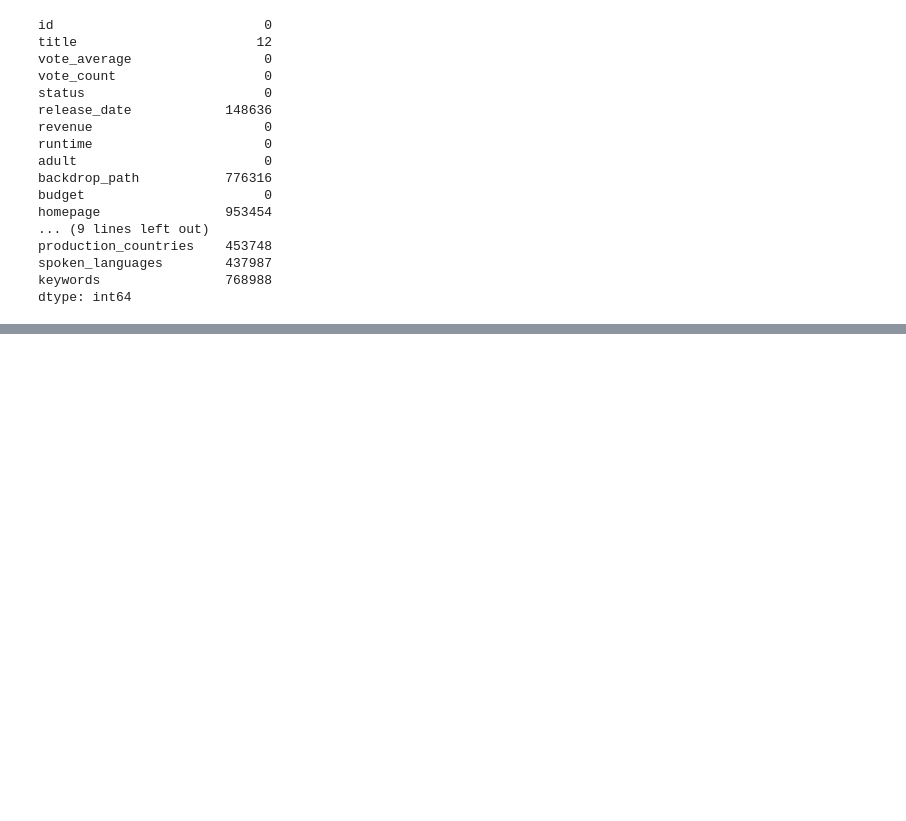
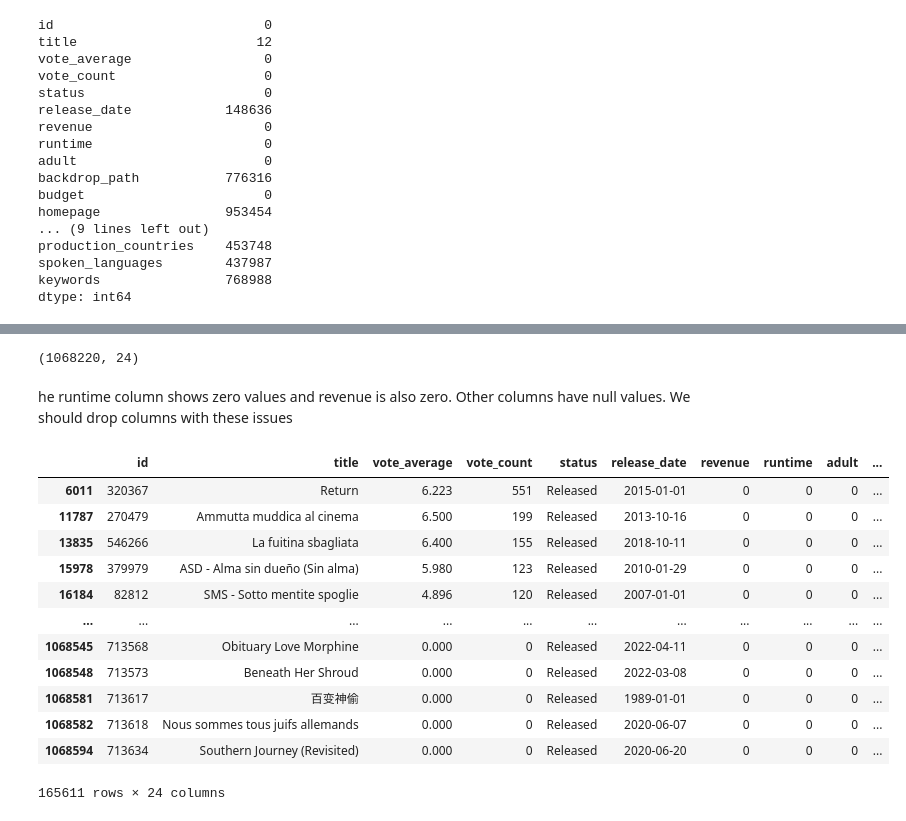
Before and after one commit to Amantyagidatascientist/moviesrecommendationsystem, a Jupyter notebook: Notebook/EDA_MOVIES.ipynb, the cells around one changed output, grey strips where cells are left out. Cells and saved outputs as stored; diff of their text form; code cells hidden in the pictures; blank space fills up the shorter version.

```diff
--- a/Notebook/EDA_MOVIES.ipynb
+++ b/Notebook/EDA_MOVIES.ipynb
@@ -93,0 +103,2 @@ dtype: int64
+# %%
+data=data[~data['title'].isnull()]
@@ -93,0 +125,2 @@ dtype: int64
+# %%
+data['release_date']=pd.to_datetime(data['release_date'])
@@ -93,0 +149,4 @@ dtype: int64
+# %%
+default=pd.Timestamp('2000-01-01')
+# %%
+data['release_date']=data['release_date'].fillna(default)
@@ -93,0 +173,22 @@ dtype: int64
+# %%
+data.shape
+# %% [output]
+(1068220, 24)
+# %% [markdown]
+he runtime column shows zero values and revenue is also zero. Other columns have null values. We should drop columns with these issues
+# %%
+data[(data.runtime==0)& (data.spoken_languages.isnull())]
+# %% [output]
+|  | id | title | vote_average | vote_count | status | release_date | revenue | runtime | adult | ... |
+| 6011 | 320367 | Return | 6.223 | 551 | Released | 2015-01-01 | 0 | 0 | 0 | ... |
+| 11787 | 270479 | Ammutta muddica al cinema | 6.500 | 199 | Released | 2013-10-16 | 0 | 0 | 0 | ... |
+| 13835 | 546266 | La fuitina sbagliata | 6.400 | 155 | Released | 2018-10-11 | 0 | 0 | 0 | ... |
+| 15978 | 379979 | ASD - Alma sin dueño (Sin alma) | 5.980 | 123 | Released | 2010-01-29 | 0 | 0 | 0 | ... |
+| 16184 | 82812 | SMS - Sotto mentite spoglie | 4.896 | 120 | Released | 2007-01-01 | 0 | 0 | 0 | ... |
+| ... | ... | ... | ... | ... | ... | ... | ... | ... | ... | ... |
+| 1068545 | 713568 | Obituary Love Morphine | 0.000 | 0 | Released | 2022-04-11 | 0 | 0 | 0 | ... |
+| 1068548 | 713573 | Beneath Her Shroud | 0.000 | 0 | Released | 2022-03-08 | 0 | 0 | 0 | ... |
+| 1068581 | 713617 | 百变神偷 | 0.000 | 0 | Released | 1989-01-01 | 0 | 0 | 0 | ... |
+| 1068582 | 713618 | Nous sommes tous juifs allemands | 0.000 | 0 | Released | 2020-06-07 | 0 | 0 | 0 | ... |
+| 1068594 | 713634 | Southern Journey (Revisited) | 0.000 | 0 | Released | 2020-06-20 | 0 | 0 | 0 | ... |
+165611 rows × 24 columns
```
Also changed, not shown: parts of 22 cells of this notebook.
